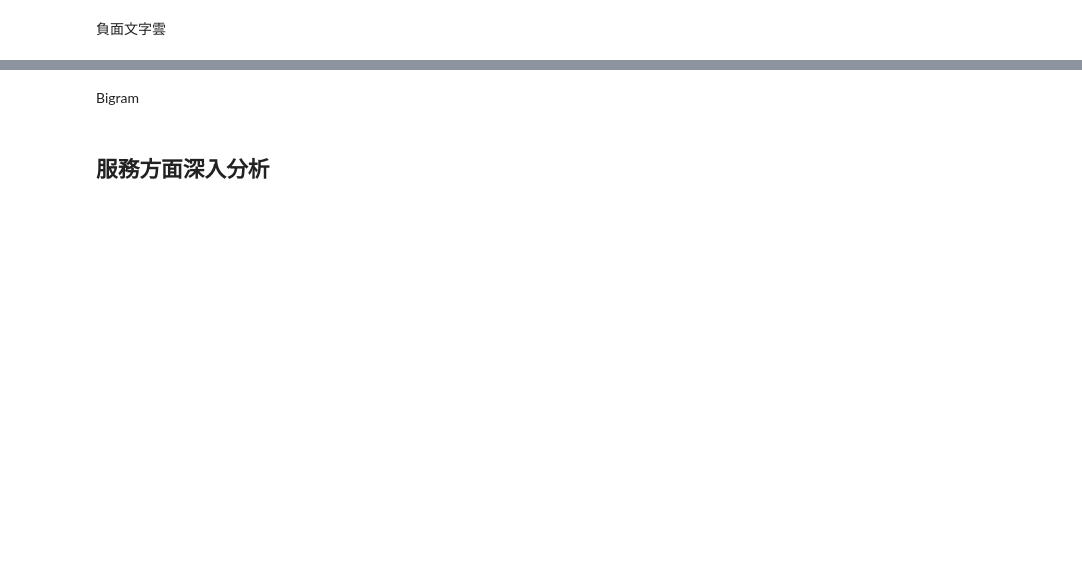
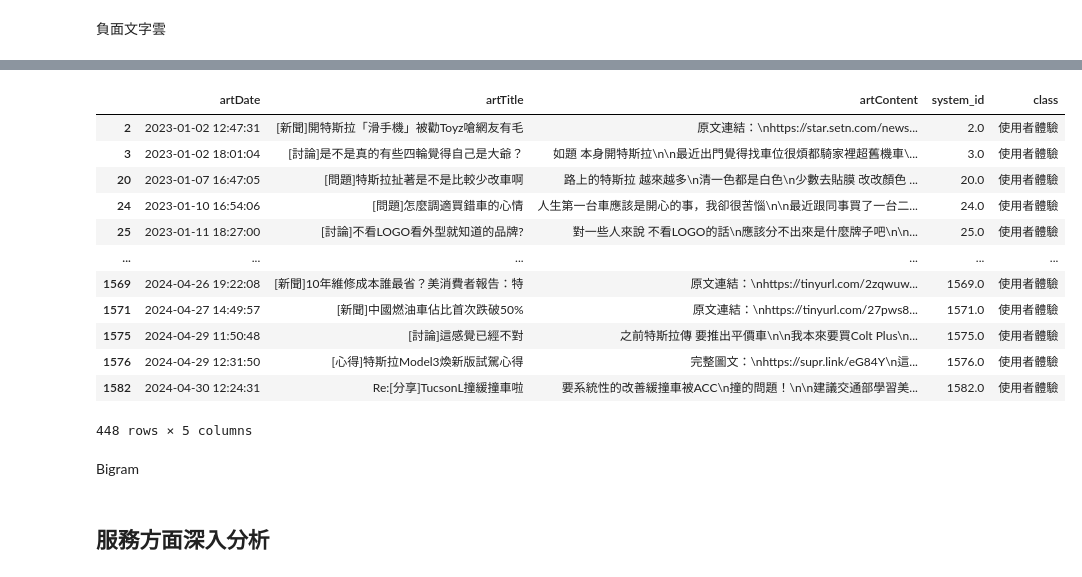
Before and after one commit to jerry791/SMA_project, a Jupyter notebook: project2.ipynb, the cells around one changed output, grey strips where cells are left out. Saved outputs shown, nothing was run; the diff lists cells and outputs as text; code cells hidden in the pictures; blank space fills up the shorter version.

```diff
--- a/project2.ipynb
+++ b/project2.ipynb
@@ -443,3 +448,26 @@ Prefix dict has been built successfully.
+# %%
+df_llm = pd.read_csv("data/ppt_tesla_classified_cleaned.csv")
+df = pd.read_csv('./data/ppt_tesla.csv', encoding = 'UTF-8')
+df.dropna(subset = ['artContent'], axis=0, how='any', inplace=True)
+df = df[['artDate','artTitle','artContent']]
+df['artDate'] = pd.to_datetime(df['artDate'])
+df_service = pd.concat([df, df_llm[['system_id','class']]], axis=1)
+df_service = df_service[df_service['class'] == "使用者體驗"]
+df_service
+# %% [output]
+|  | artDate | artTitle | artContent | system_id | class |
+| 2 | 2023-01-02 12:47:31 | [新聞]開特斯拉「滑手機」被勸Toyz嗆網友有毛 | 原文連結：\nhttps://star.setn.com/news... | 2.0 | 使用者體驗 |
+| 3 | 2023-01-02 18:01:04 | [討論]是不是真的有些四輪覺得自己是大爺？ | 如題 本身開特斯拉\n\n最近出門覺得找車位很煩都騎家裡超舊機車\... | 3.0 | 使用者體驗 |
+| 20 | 2023-01-07 16:47:05 | [問題]特斯拉扯著是不是比較少改車啊 | 路上的特斯拉 越來越多\n清一色都是白色\n少數去貼膜 改改顏色 ... | 20.0 | 使用者體驗 |
+| 24 | 2023-01-10 16:54:06 | [問題]怎麼調適買錯車的心情 | 人生第一台車應該是開心的事，我卻很苦惱\n\n最近跟同事買了一台二... | 24.0 | 使用者體驗 |
+| 25 | 2023-01-11 18:27:00 | [討論]不看LOGO看外型就知道的品牌? | 對一些人來說 不看LOGO的話\n應該分不出來是什麼牌子吧\n\n... | 25.0 | 使用者體驗 |
+| ... | ... | ... | ... | ... | ... |
+| 1569 | 2024-04-26 19:22:08 | [新聞]10年維修成本誰最省？美消費者報告：特 | 原文連結：\nhttps://tinyurl.com/2zqwuw... | 1569.0 | 使用者體驗 |
+| 1571 | 2024-04-27 14:49:57 | [新聞]中國燃油車佔比首次跌破50% | 原文連結：\nhttps://tinyurl.com/27pws8... | 1571.0 | 使用者體驗 |
+| 1575 | 2024-04-29 11:50:48 | [討論]這感覺已經不對 | 之前特斯拉傳 要推出平價車\n\n我本來要買Colt Plus\n... | 1575.0 | 使用者體驗 |
+| 1576 | 2024-04-29 12:31:50 | [心得]特斯拉Model3煥新版試駕心得 | 完整圖文：\nhttps://supr.link/eG84Y\n這... | 1576.0 | 使用者體驗 |
+| 1582 | 2024-04-30 12:24:31 | Re:[分享]TucsonL撞緩撞車啦 | 要系統性的改善緩撞車被ACC\n撞的問題！\n\n建議交通部學習美... | 1582.0 | 使用者體驗 |
+448 rows × 5 columns
 # %% [markdown]
 Bigram
 # %% [markdown]
```
Also changed, not shown: parts of 14 cells of this notebook, 6 other files.
